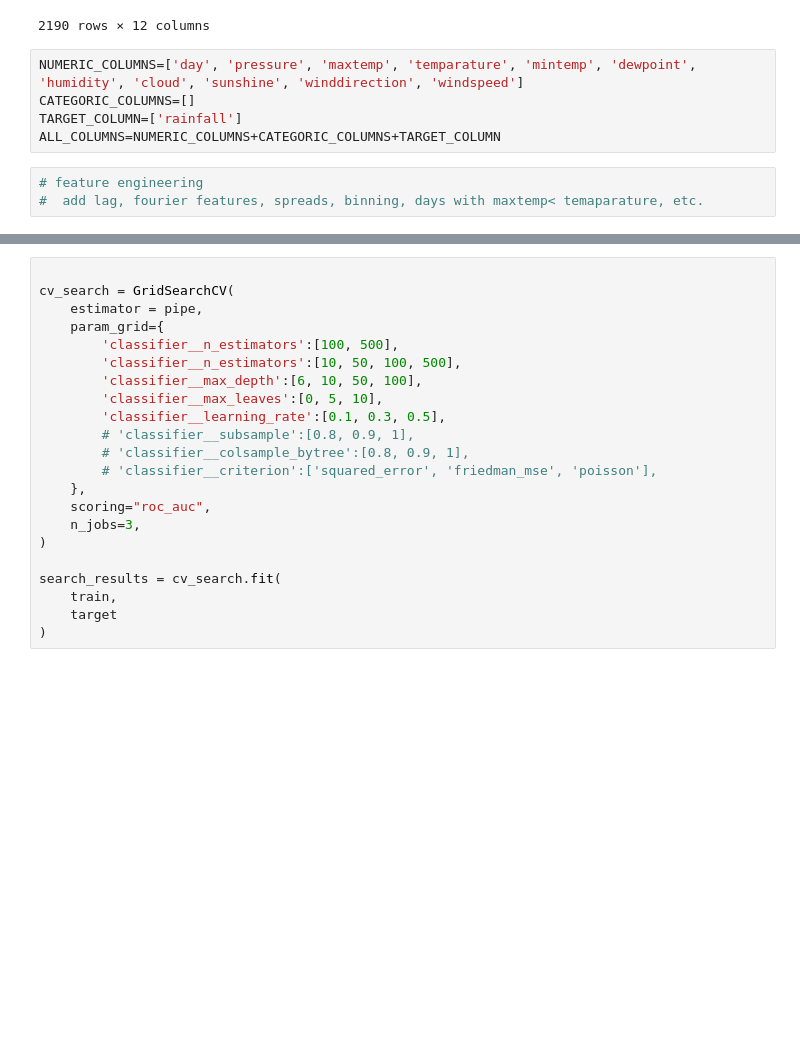
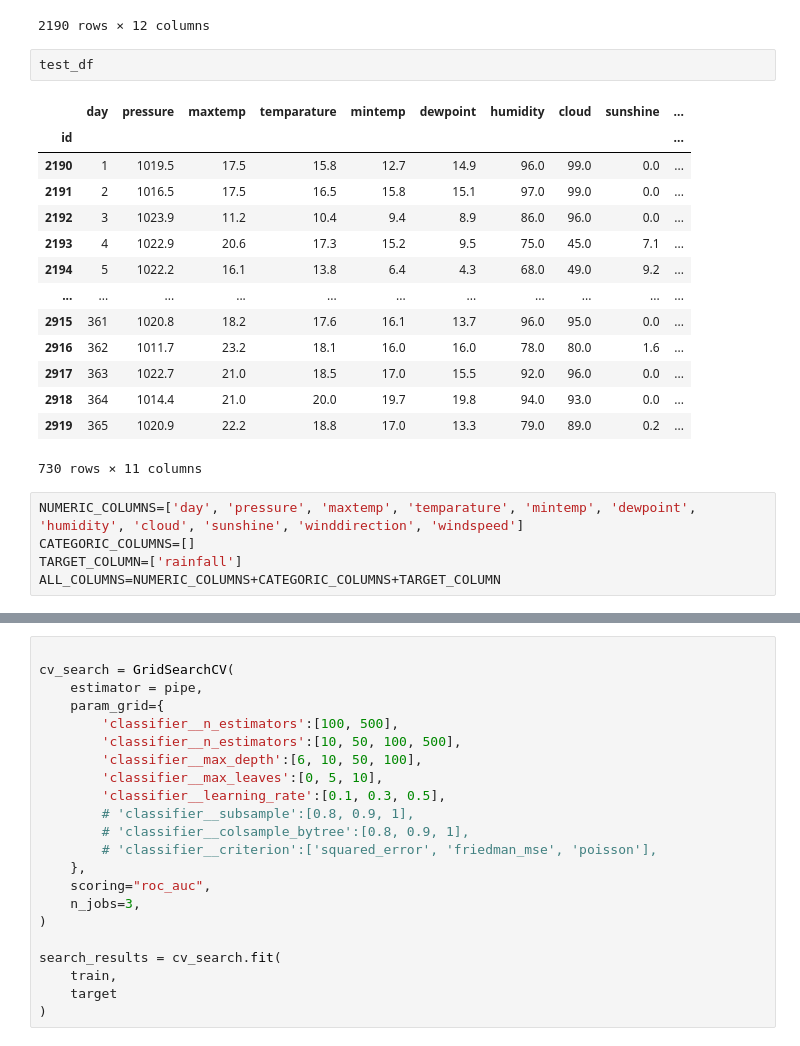
Before and after one commit to mihofer/kaggle_projects, a Jupyter notebook: binary_rainfall_prediction/train.ipynb, the cells around one changed output, grey strips where cells are left out. Drawn from its saved outputs; the diff is of its cells as text; blank space fills up the shorter version.

```diff
--- a/binary_rainfall_prediction/train.ipynb
+++ b/binary_rainfall_prediction/train.ipynb
@@ -50,11 +51,25 @@ train_df
 | 2188 | 364 | 1022.3 | 16.4 | 15.2 | 13.8 | 14.7 | 92.0 | 93.0 | 0.1 | ... |
 | 2189 | 365 | 1013.8 | 21.2 | 19.1 | 18.0 | 18.0 | 89.0 | 88.0 | 1.0 | ... |
 2190 rows × 12 columns
+# %%
+test_df
+# %% [output]
+|  | day | pressure | maxtemp | temparature | mintemp | dewpoint | humidity | cloud | sunshine | ... |
+| id |  |  |  |  |  |  |  |  |  | ... |
+| 2190 | 1 | 1019.5 | 17.5 | 15.8 | 12.7 | 14.9 | 96.0 | 99.0 | 0.0 | ... |
+| 2191 | 2 | 1016.5 | 17.5 | 16.5 | 15.8 | 15.1 | 97.0 | 99.0 | 0.0 | ... |
+| 2192 | 3 | 1023.9 | 11.2 | 10.4 | 9.4 | 8.9 | 86.0 | 96.0 | 0.0 | ... |
+| 2193 | 4 | 1022.9 | 20.6 | 17.3 | 15.2 | 9.5 | 75.0 | 45.0 | 7.1 | ... |
+| 2194 | 5 | 1022.2 | 16.1 | 13.8 | 6.4 | 4.3 | 68.0 | 49.0 | 9.2 | ... |
+| ... | ... | ... | ... | ... | ... | ... | ... | ... | ... | ... |
+| 2915 | 361 | 1020.8 | 18.2 | 17.6 | 16.1 | 13.7 | 96.0 | 95.0 | 0.0 | ... |
+| 2916 | 362 | 1011.7 | 23.2 | 18.1 | 16.0 | 16.0 | 78.0 | 80.0 | 1.6 | ... |
+| 2917 | 363 | 1022.7 | 21.0 | 18.5 | 17.0 | 15.5 | 92.0 | 96.0 | 0.0 | ... |
+| 2918 | 364 | 1014.4 | 21.0 | 20.0 | 19.7 | 19.8 | 94.0 | 93.0 | 0.0 | ... |
+| 2919 | 365 | 1020.9 | 22.2 | 18.8 | 17.0 | 13.3 | 79.0 | 89.0 | 0.2 | ... |
+730 rows × 11 columns
 # %%
 NUMERIC_COLUMNS=['day', 'pressure', 'maxtemp', 'temparature', 'mintemp', 'dewpoint', 'humidity', 'cloud', 'sunshine', 'winddirection', 'windspeed']
 CATEGORIC_COLUMNS=[]
 TARGET_COLUMN=['rainfall']
 ALL_COLUMNS=NUMERIC_COLUMNS+CATEGORIC_COLUMNS+TARGET_COLUMN
-# %%
-# feature engineering
-#  add lag, fourier features, spreads, binning, days with maxtemp< temaparature, etc.
```
Also changed, not shown: parts of 12 cells of this notebook.
